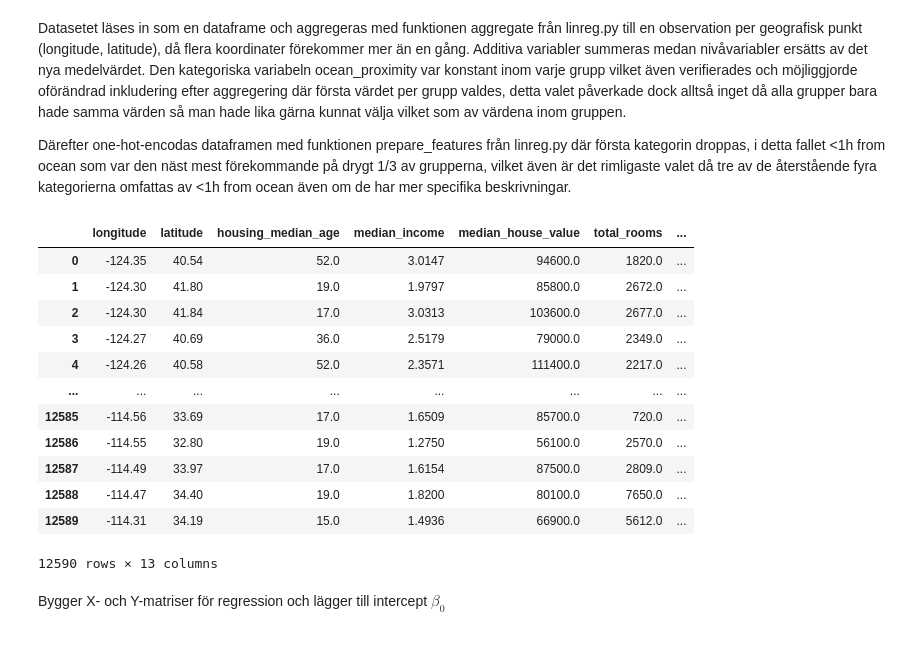
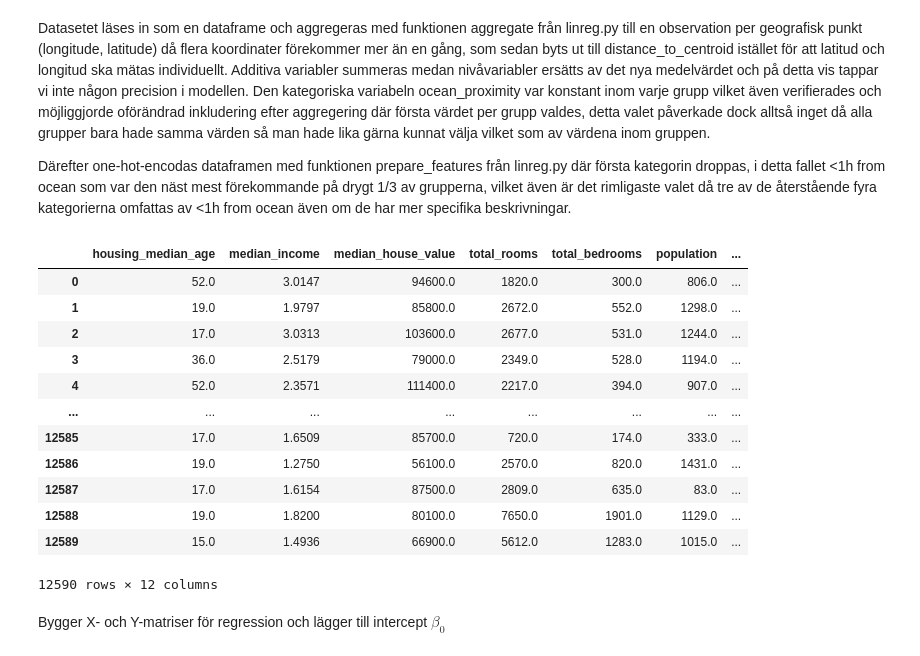
Before and after one commit to LordSven/Statistiska-metoder-NIKLAS-HAMFELDT, a Jupyter notebook: Labb_1/Labb_1.ipynb, the cells around one changed output. Cells and saved outputs as stored; diff of their text form; code cells hidden in the pictures.

```diff
--- a/Labb_1/Labb_1.ipynb
+++ b/Labb_1/Labb_1.ipynb
@@ -39,7 +39,7 @@ $n$ = antal observationer
 $c_{ii}$ = diagonalelement i varians-kovariansmatrisen $C$
 Alla formler bygger direkt på residualerna $e_i$ och $X$-matrisen
 # %% [markdown]
-Datasetet läses in som en dataframe och aggregeras med funktionen aggregate från linreg.py till en observation per geografisk punkt (longitude, latitude), då flera koordinater förekommer mer än en gång. Additiva variabler summeras medan nivåvariabler ersätts av det nya medelvärdet. Den kategoriska variabeln ocean_proximity var konstant inom varje grupp vilket även verifierades och möjliggjorde oförändrad inkludering efter aggregering där första värdet per grupp valdes, detta valet påverkade dock alltså inget då alla grupper bara hade samma värden så man hade lika gärna kunnat välja vilket som av värdena inom gruppen.
+Datasetet läses in som en dataframe och aggregeras med funktionen aggregate från linreg.py till en observation per geografisk punkt (longitude, latitude) då flera koordinater förekommer mer än en gång, som sedan byts ut till distance_to_centroid istället för att latitud och longitud ska mätas individuellt. Additiva variabler summeras medan nivåvariabler ersätts av det nya medelvärdet och på detta vis tappar vi inte någon precision i modellen. Den kategoriska variabeln ocean_proximity var konstant inom varje grupp vilket även verifierades och möjliggjorde oförändrad inkludering efter aggregering där första värdet per grupp valdes, detta valet påverkade dock alltså inget då alla grupper bara hade samma värden så man hade lika gärna kunnat välja vilket som av värdena inom gruppen.
 
 Därefter one-hot-encodas dataframen med funktionen prepare_features från linreg.py där första kategorin droppas, i detta fallet <1h from ocean som var den näst mest förekommande på drygt 1/3 av grupperna, vilket även är det rimligaste valet då tre av de återstående fyra kategorierna omfattas av <1h from ocean även om de har mer specifika beskrivningar.
 # %%
@@ -47,53 +47,53 @@ from linreg import LinearRegression, aggregate, build_X_Y
 housing = pd.read_csv('housing.csv')
 aggregated = aggregate(housing)
 
-def prepare_features(df, cat_cols=None, drop_first=None):
+def prepare_features(df, cat_cols=None, drop_first=True):
     """
     One-hot encodar angivna kategoriska kolumner och returnerar
     dataframe redo för regression tillsammans med lista på feature-namn.
 
     Parameters
     ----------
     df : pd.DataFrame
         DataFrame som ska transformerad
     cat_cols : list of str
         Kolumner som ska one-hot encodas
     drop_first : bool, default True
         Drop first category för att undvika multikollinearitet
 
     Returns
     -------
     df_prepared : pd.DataFrame
         DataFrame med en-hot encodade kolumner
     feat_cols : list of str
         Lista på kolumnnamn som ska användas som X
     """
 
     df_prepared = df.copy()
 
     if cat_cols is not None:
         df_prepared = pd.get_dummies(df_prepared, columns=cat_cols, drop_first=drop_first)
 
     feat_cols = [col for col in df_prepared.columns if col not in ['median_house_value']]
 
     return df_prepared, feat_cols
 
 aggregated, X_cols = prepare_features(aggregated, cat_cols=['ocean_proximity'], drop_first=True)
 aggregated
 # %% [output]
-|  | longitude | latitude | housing_median_age | median_income | median_house_value | total_rooms | ... |
-| 0 | -124.35 | 40.54 | 52.0 | 3.0147 | 94600.0 | 1820.0 | ... |
-| 1 | -124.30 | 41.80 | 19.0 | 1.9797 | 85800.0 | 2672.0 | ... |
-| 2 | -124.30 | 41.84 | 17.0 | 3.0313 | 103600.0 | 2677.0 | ... |
-| 3 | -124.27 | 40.69 | 36.0 | 2.5179 | 79000.0 | 2349.0 | ... |
-| 4 | -124.26 | 40.58 | 52.0 | 2.3571 | 111400.0 | 2217.0 | ... |
+|  | housing_median_age | median_income | median_house_value | total_rooms | total_bedrooms | population | ... |
+| 0 | 52.0 | 3.0147 | 94600.0 | 1820.0 | 300.0 | 806.0 | ... |
+| 1 | 19.0 | 1.9797 | 85800.0 | 2672.0 | 552.0 | 1298.0 | ... |
+| 2 | 17.0 | 3.0313 | 103600.0 | 2677.0 | 531.0 | 1244.0 | ... |
+| 3 | 36.0 | 2.5179 | 79000.0 | 2349.0 | 528.0 | 1194.0 | ... |
+| 4 | 52.0 | 2.3571 | 111400.0 | 2217.0 | 394.0 | 907.0 | ... |
 | ... | ... | ... | ... | ... | ... | ... | ... |
-| 12585 | -114.56 | 33.69 | 17.0 | 1.6509 | 85700.0 | 720.0 | ... |
-| 12586 | -114.55 | 32.80 | 19.0 | 1.2750 | 56100.0 | 2570.0 | ... |
-| 12587 | -114.49 | 33.97 | 17.0 | 1.6154 | 87500.0 | 2809.0 | ... |
-| 12588 | -114.47 | 34.40 | 19.0 | 1.8200 | 80100.0 | 7650.0 | ... |
-| 12589 | -114.31 | 34.19 | 15.0 | 1.4936 | 66900.0 | 5612.0 | ... |
+| 12585 | 17.0 | 1.6509 | 85700.0 | 720.0 | 174.0 | 333.0 | ... |
+| 12586 | 19.0 | 1.2750 | 56100.0 | 2570.0 | 820.0 | 1431.0 | ... |
+| 12587 | 17.0 | 1.6154 | 87500.0 | 2809.0 | 635.0 | 83.0 | ... |
+| 12588 | 19.0 | 1.8200 | 80100.0 | 7650.0 | 1901.0 | 1129.0 | ... |
+| 12589 | 15.0 | 1.4936 | 66900.0 | 5612.0 | 1283.0 | 1015.0 | ... |
-12590 rows × 13 columns
+12590 rows × 12 columns
 # %% [markdown]
 Bygger X- och Y-matriser för regression och lägger till intercept $\beta_0$
 # %%
```
Also changed, not shown: parts of 9 cells of this notebook, 1 other file.
